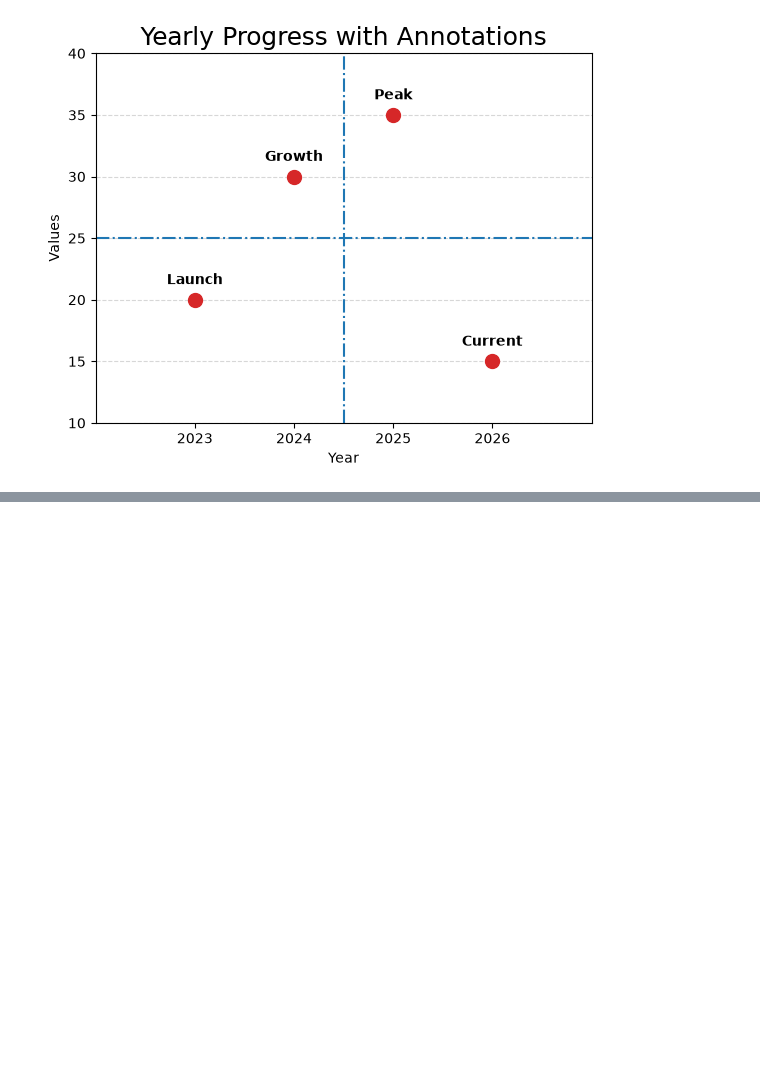
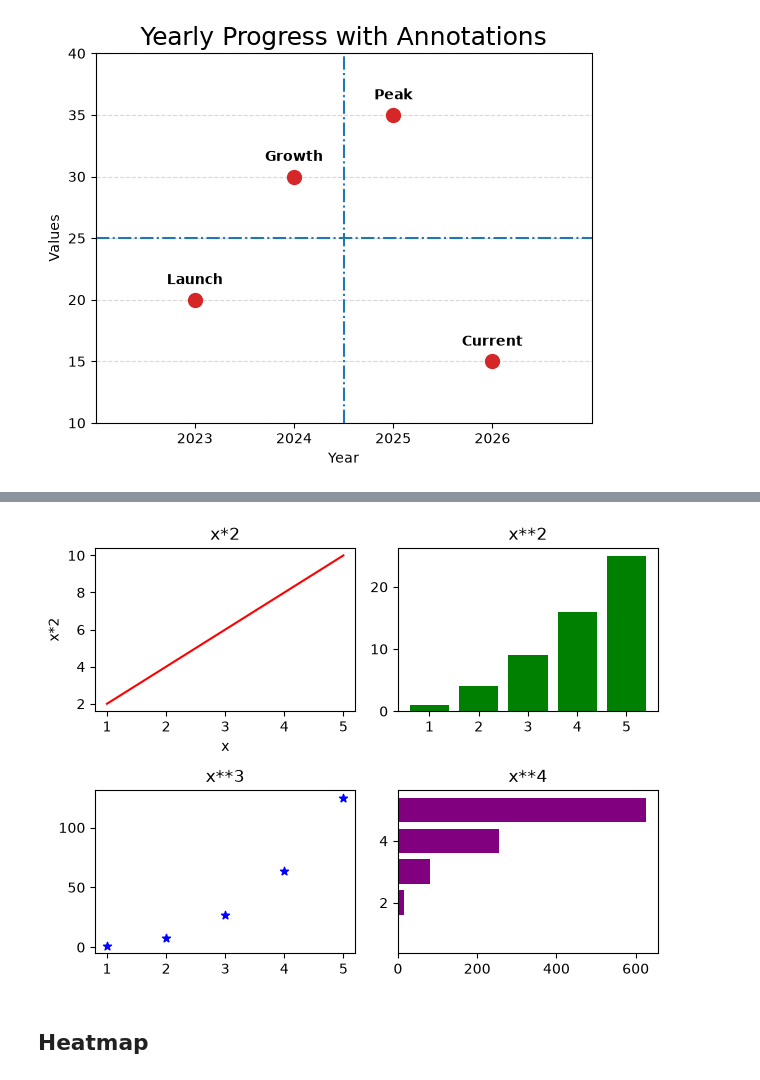
Before and after one commit to zaibgray/matplotlib, a Jupyter notebook: matplotlib.ipynb, the cells around one changed output, grey strips where cells are left out. Saved outputs shown, nothing was run; the diff lists cells and outputs as text; code cells hidden in the pictures; blank space fills up the shorter version.

```diff
--- a/matplotlib.ipynb
+++ b/matplotlib.ipynb
@@ -494,0 +503,27 @@ plt.show()
+# %%
+# plt.subplots(rows, columns)
+
+x = np.array([1, 2, 3, 4, 5])
+figure , axes = plt.subplots(2, 2)
+axes[0, 0].plot(x, x*2, color="red")
+axes[0, 0].set_title("x*2")
+axes[0, 0].set_xlabel("x")
+axes[0, 0].set_ylabel("x*2")
+
+
+axes[0, 1].bar(x, x**2, color="green")
+axes[0, 1].set_title("x**2")
+
+axes[1, 0].scatter(x, x**3, color="blue", marker="*")
+axes[1, 0].set_title("x**3")
+
+axes[1, 1].barh(x, x**4, color="purple")
+axes[1, 1].set_title("x**4")
+
+
+plt.tight_layout()
+plt.show()
+# %% [output]
+[figure, added]
+# %% [markdown]
+## Heatmap
```
Also changed, not shown: parts of 9 cells of this notebook, 1 other file.
